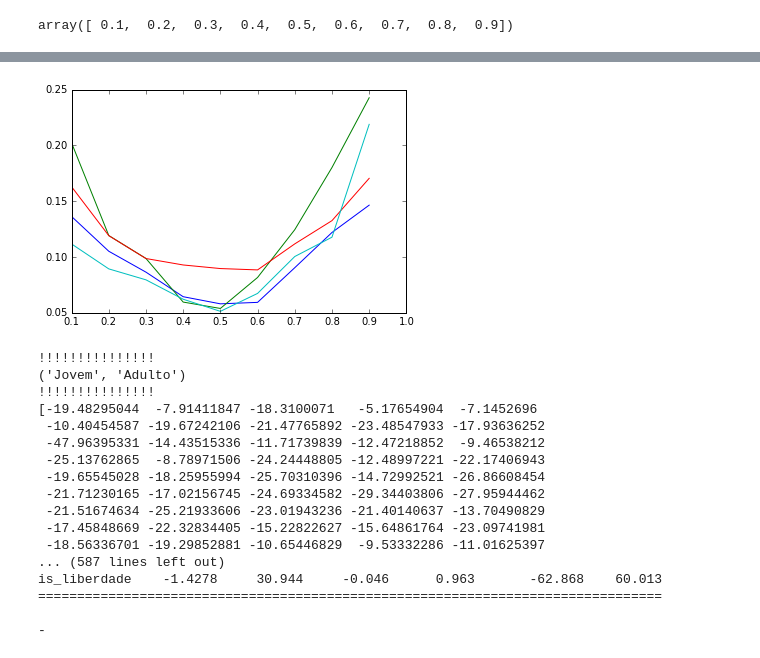
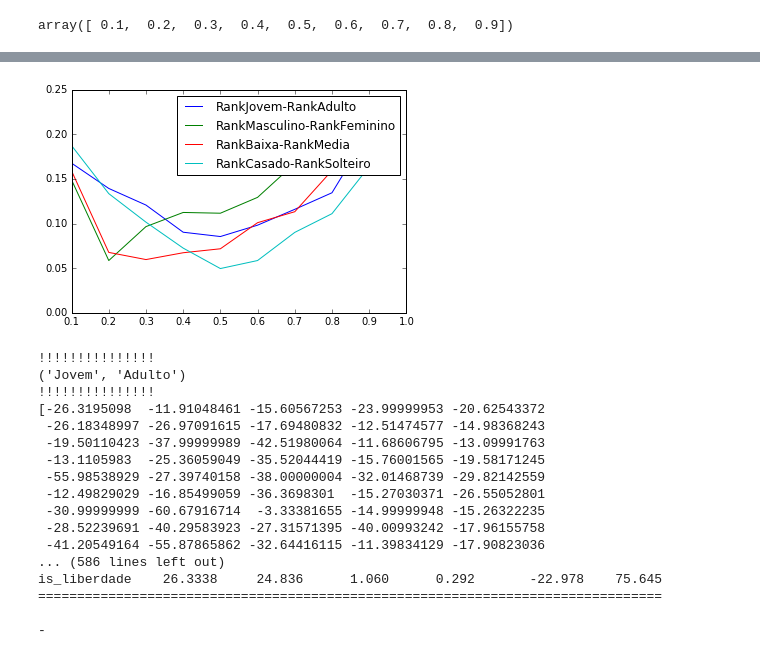
Before and after one commit to davidcmm/campinaPulse, a Jupyter notebook: scripts/analise/dadosNov15/usuarios/quantile/QuantileRegrBestRankingImages_FixSort_FinalCSCW.ipynb, the cells around one changed output, grey strips where cells are left out. Drawn from its saved outputs; the diff is of its cells as text; code cells hidden in the pictures.

```diff
--- a/scripts/analise/dadosNov15/usuarios/quantile/QuantileRegrBestRankingImages_FixSort_FinalCSCW.ipynb
+++ b/scripts/analise/dadosNov15/usuarios/quantile/QuantileRegrBestRankingImages_FixSort_FinalCSCW.ipynb
@@ -81,7 +81,7 @@ ps: I don't fully understand the middle plot, it is similar to the right one but
 #Image(filename='ex3.png')
 # %%
 import statsmodels.api as sm
-df = pd.read_csv('pleasantness.dat', sep=' ')
+df = pd.read_csv('safety.dat', sep=' ')
 df['graffiti'] = np.array(df['graffiti'] == 'Yes', dtype='d')
 features = ['mov_cars', 'park_cars', 'landscape',
             'mov_ciclyst', 'street_wid', 'build_ident', 'trees',
@@ -168,4 +168,30 @@ OLS Regression Results
+# %%
+X = pd.DataFrame(df[features].copy(), columns=features)
+X['is_catole'] = np.array(df['bairro'] == 'catole', dtype='d')
+X['is_centro'] = np.array(df['bairro'] == 'centro', dtype='d')
+X['is_liberdade'] = np.array(df['bairro'] == 'liberdade', dtype='d')
 # %%
 np.linspace(0.1, 0.9, 9)
 # %% [output]
 array([ 0.1,  0.2,  0.3,  0.4,  0.5,  0.6,  0.7,  0.8,  0.9])
+# %%
+np.warnings.filterwarnings("ignore")
+groups = [('Jovem', 'Adulto'), ('Masculino', 'Feminino'), ('Baixa', 'Media'), ('Casado', 'Solteiro')]
+for first_min_second in groups:
+    rankg1_rd = rankdata(df['V3.%s' % first_min_second[0]].values)
+    rankg2_rd = rankdata(df['V3.%s' % first_min_second[1]].values)
+
+    rankg1_as = df['V3.%s' % first_min_second[0]].values.argsort()
+    rankg2_as = df['V3.%s' % first_min_second[1]].values.argsort()
+
+    print(first_min_second)
+    plt.hist(rankg1_rd - rankg2_rd, bins=20)
+    plt.title('Rank data hist')
+    plt.show()
+    plt.xlim((-108, 108))
+    plt.close()
+
+    #plt.hist(rankg1_as - rankg2_as, bins=20)
+    #plt.title('Argsort hist')
+    #plt.xlim((-108, 108))
+    #plt.show()
@@ -172,27 +207,27 @@ array([ 0.1,  0.2,  0.3,  0.4,  0.5,  0.6,  0.7,  0.8,  0.9])
 # %%
 np.warnings.filterwarnings("ignore")
 groups = [('Jovem', 'Adulto'), ('Masculino', 'Feminino'), ('Baixa', 'Media'), ('Casado', 'Solteiro')]
 for first_min_second in groups:
     rankg1 = rankdata(df['V3.%s' % first_min_second[0]].values)
     rankg2 = rankdata(df['V3.%s' % first_min_second[1]].values)
     response = np.array((rankg1 - rankg2), dtype='d')
     response = pd.DataFrame(response, columns=['Rank%s-Rank%s' % first_min_second])
     model = QuantReg(response, X)
     qs = []
     pr2s = []
     #print(first_min_second)
     for q in np.linspace(0.1, 0.9, 9):
         fitted = model.fit(q=q)
         pr2 = fitted.prsquared
         qs.append(q)
         pr2s.append(pr2)
         model.predict(X.values.T)
         #print('_'.join(first_min_second), q, pr2, 'seguro')
-    plt.plot(qs, pr2s)
+    plt.plot(qs, pr2s, label='Rank%s-Rank%s' % first_min_second)
 plt.legend()
 plt.show()
 # %% [output]
-[figure, old version]
+[figure, new version]
 # %%
 np.warnings.filterwarnings("ignore")
 groups = [('Jovem', 'Adulto'), ('Masculino', 'Feminino'), ('Baixa', 'Media'), ('Casado', 'Solteiro')]
@@ -229,17 +264,17 @@ for first_min_second in groups:
 !!!!!!!!!!!!!!!
 ('Jovem', 'Adulto')
 !!!!!!!!!!!!!!!
-[-19.48295044  -7.91411847 -18.3100071   -5.17654904  -7.1452696
- -10.40454587 -19.67242106 -21.47765892 -23.48547933 -17.93636252
- -47.96395331 -14.43515336 -11.71739839 -12.47218852  -9.46538212
- -25.13762865  -8.78971506 -24.24448805 -12.48997221 -22.17406943
- -19.65545028 -18.25955994 -25.70310396 -14.72992521 -26.86608454
- -21.71230165 -17.02156745 -24.69334582 -29.34403806 -27.95944462
- -21.51674634 -25.21933606 -23.01943236 -21.40140637 -13.70490829
- -17.45848669 -22.32834405 -15.22822627 -15.64861764 -23.09741981
- -18.56336701 -19.29852881 -10.65446829  -9.53332286 -11.01625397
-... (587 lines left out)
-is_liberdade    -1.4278     30.944     -0.046      0.963       -62.868    60.013
+[-26.3195098  -11.91048461 -15.60567253 -23.99999953 -20.62543372
+ -26.18348997 -26.97091615 -17.69480832 -12.51474577 -14.98368243
+ -19.50110423 -37.99999989 -42.51980064 -11.68606795 -13.09991763
+ -13.1105983  -25.36059049 -35.52044419 -15.76001565 -19.58171245
+ -55.98538929 -27.39740158 -38.00000004 -32.01468739 -29.82142559
+ -12.49829029 -16.85499059 -36.3698301  -15.27030371 -26.55052801
+ -30.99999999 -60.67916714  -3.33381655 -14.99999948 -15.26322235
+ -28.52239691 -40.29583923 -27.31571395 -40.00993242 -17.96155758
+ -41.20549164 -55.87865862 -32.64416115 -11.39834129 -17.90823036
+... (586 lines left out)
+is_liberdade    26.3338     24.836      1.060      0.292       -22.978    75.645
 ================================================================================
 
 -
```
Also changed, not shown: parts of 4 cells of this notebook.
